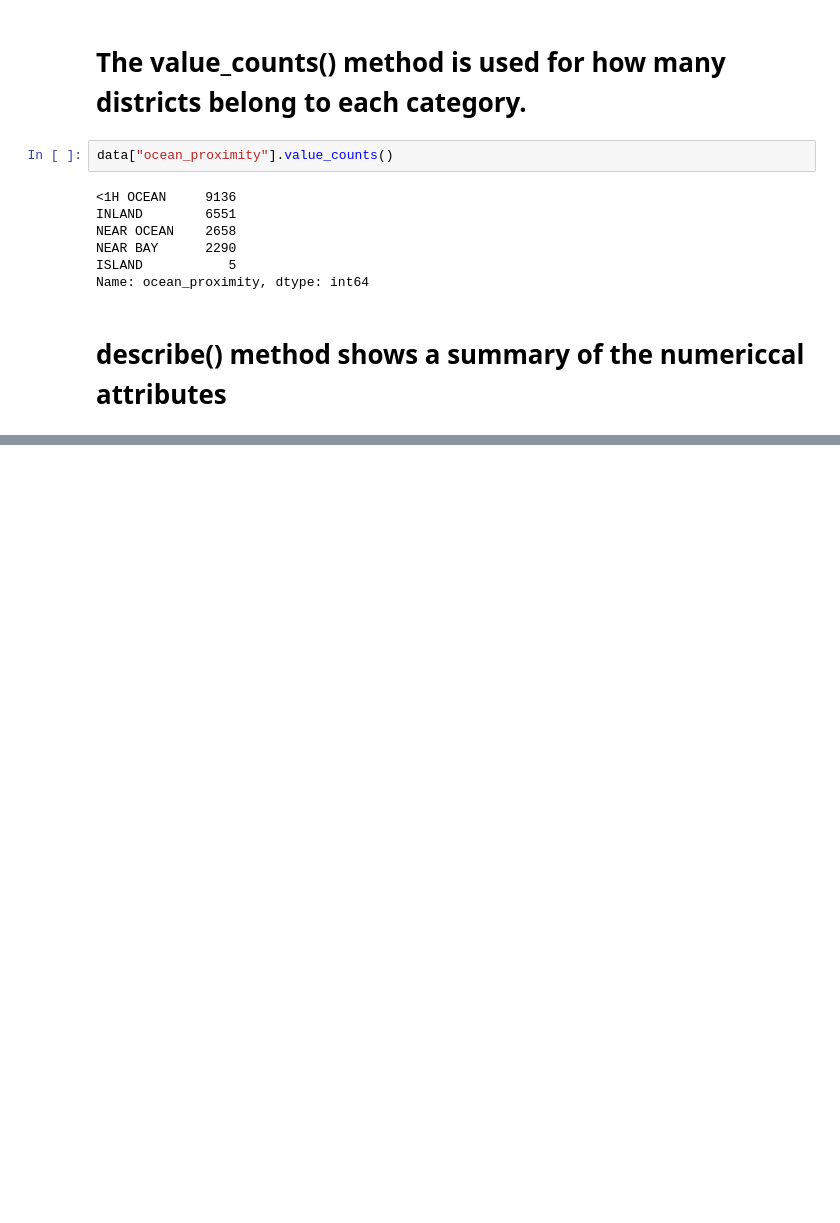
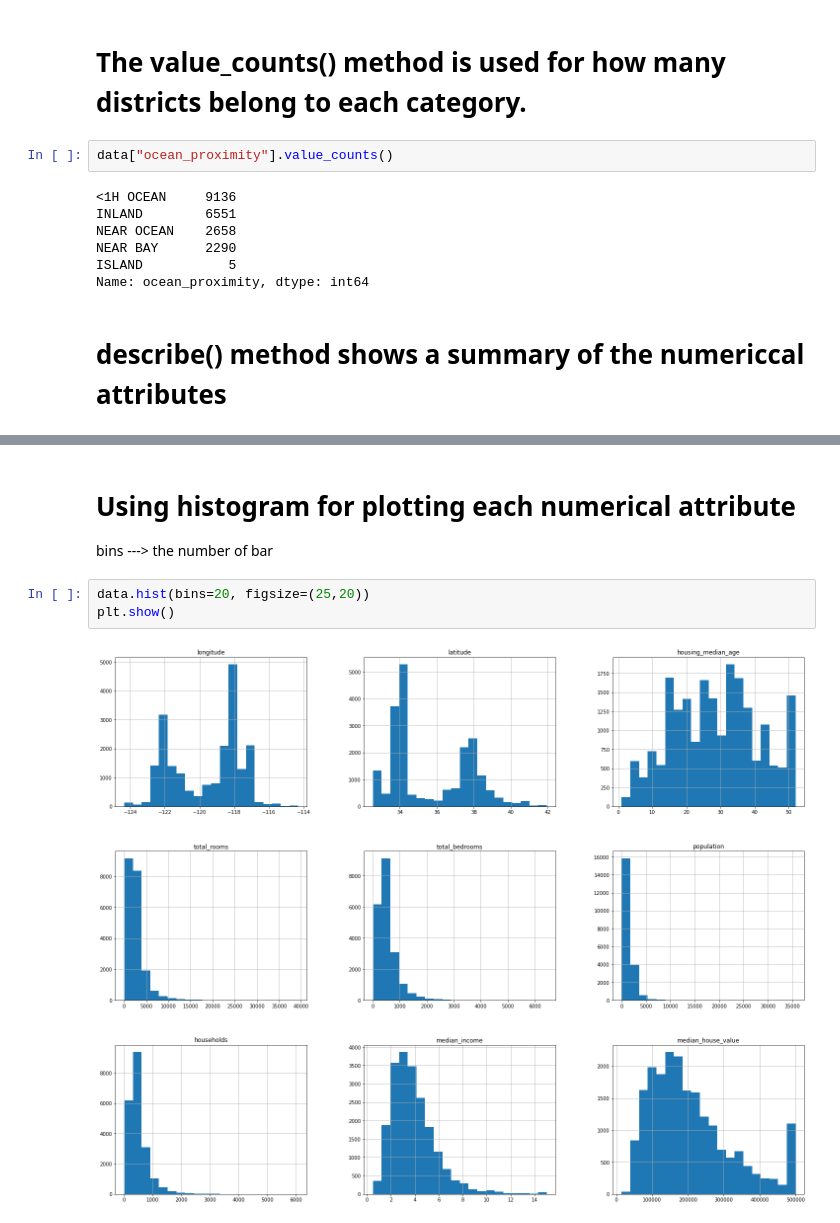
Before and after one commit to mamun-cse-diu/california_housing_prices, a Jupyter notebook: housing.ipynb, the cells around one changed output, grey strips where cells are left out. Saved outputs shown, nothing was run; the diff lists cells and outputs as text; blank space fills up the shorter version.

```diff
--- a/housing.ipynb
+++ b/housing.ipynb
@@ -68,3 +69,12 @@ data.describe()
 | 50% | -118.490000 | 34.260000 | 29.000000 | 2127.000000 | 435.000000 | 1166.000000 | 409.000000 | ... |
 | 75% | -118.010000 | 37.710000 | 37.000000 | 3148.000000 | 647.000000 | 1725.000000 | 605.000000 | ... |
 | max | -114.310000 | 41.950000 | 52.000000 | 39320.000000 | 6445.000000 | 35682.000000 | 6082.000000 | ... |
+# %% [markdown]
+# Using histogram for plotting each numerical attribute
+
+bins ---> the number of bar
+# %%
+data.hist(bins=20, figsize=(25,20))
+plt.show()
+# %% [output]
+[figure, added]
```
Also changed, not shown: parts of 5 cells of this notebook.
